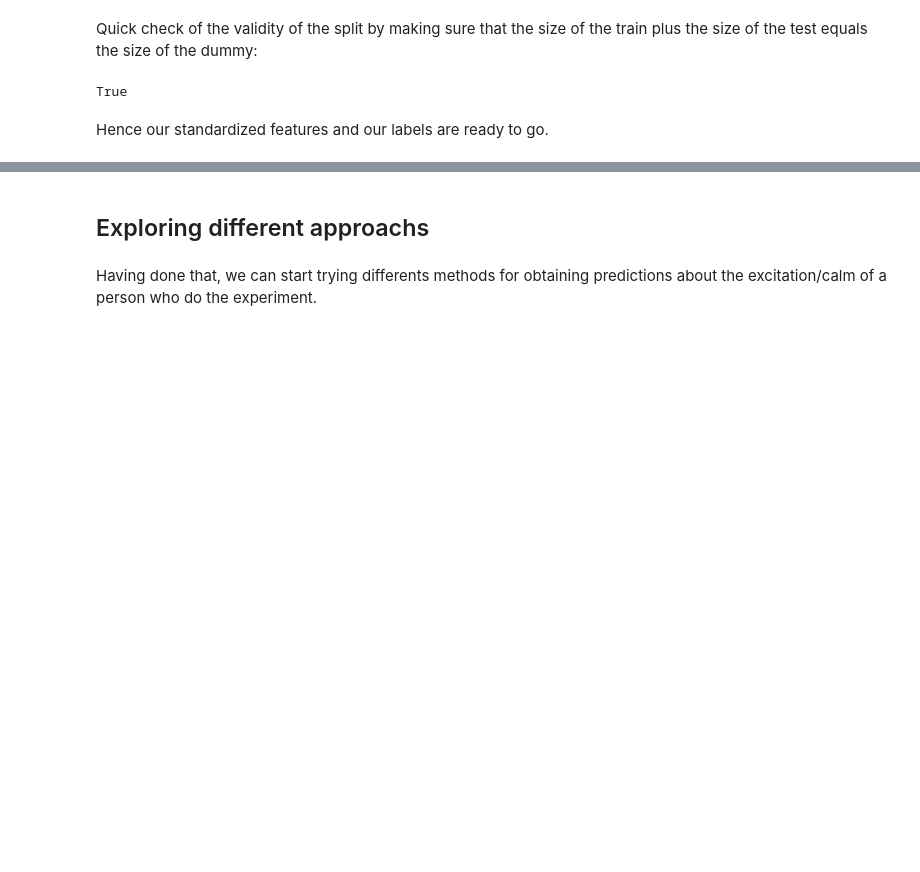
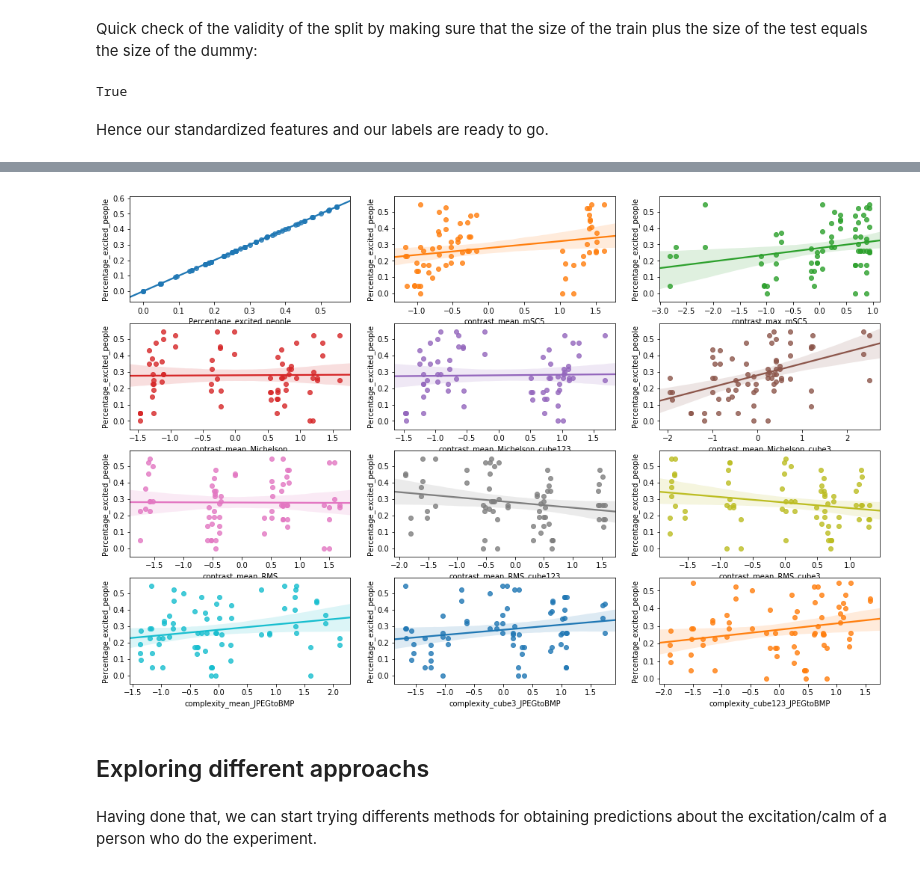
Before and after one commit to joSanchez28/Machine-Learning-EPFL, a Jupyter notebook: Project2-ArchitectureExperiment/Project2-Notebook - New Approach.ipynb, the cells around one changed output, grey strips where cells are left out. Cells and saved outputs as stored; diff of their text form; code cells hidden in the pictures; blank space fills up the shorter version.

```diff
--- a/Project2-ArchitectureExperiment/Project2-Notebook - New Approach.ipynb
+++ b/Project2-ArchitectureExperiment/Project2-Notebook - New Approach.ipynb
@@ -504,3 +562,10 @@ print(x_train.head)
+# %%
+fig, ax = plt.subplots(round(len(numeric_data.columns) / 3), 3, figsize = (18, 12))
+
+for i, ax in enumerate(fig.axes):
+        sns.regplot(x=numeric_data.columns[i],y='Percentage_excited_people', data=numeric_data, ax=ax)
+# %% [output]
+[figure, added]
 # %% [markdown]
 ## Exploring different approachs
 # %% [markdown]
```
Also changed, not shown: parts of 28 cells of this notebook.
